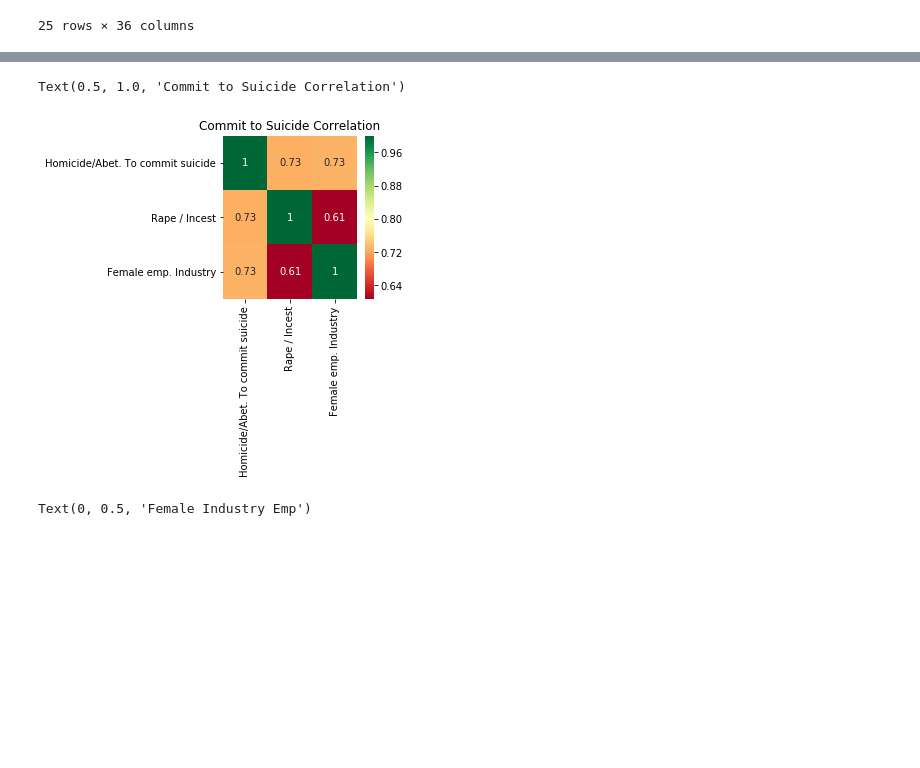
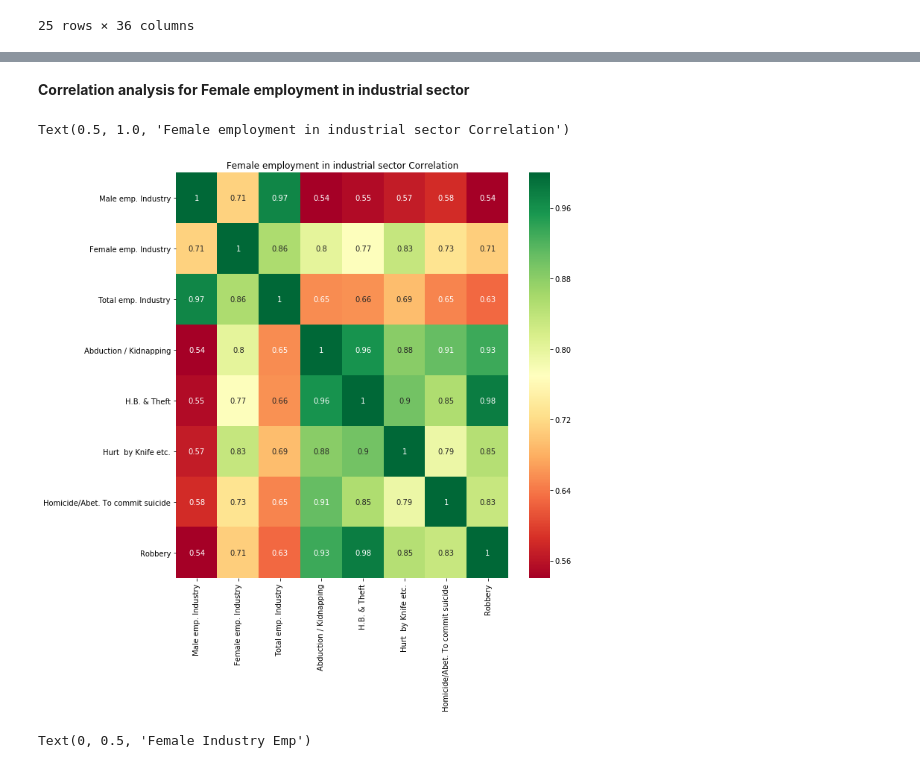
Before and after one commit to PraAnj/gov.lk.data.analysis, a Jupyter notebook: src/crime_analysis.ipynb, the cells around one changed output, grey strips where cells are left out. Saved outputs shown, nothing was run; the diff lists cells and outputs as text; code cells hidden in the pictures; blank space fills up the shorter version.

Commit message:
Added female employment relation to crimes.
Signed-off-by: Prageeth Anjula <prageethanjula@gmail.com>

```diff
--- a/src/crime_analysis.ipynb
+++ b/src/crime_analysis.ipynb
@@ -185,15 +185,16 @@ Text(0.5, 1.0, 'Room count Correlation')
+# %% [markdown]
+**Correlation analysis for Female employment in industrial sector**
 # %%
-result_suicide_against_emp = pd.concat([crime_data.iloc[:,[7,9]], emplyment_data.iloc[:,2:]], axis=1)
+allCorrelations = result.corr(method='pearson')
 
-corrValues = result_suicide_against_emp.corr(method='pearson')
-topCorrFeatures = corrValues.index[abs(corrValues['Homicide/Abet. To commit suicide']) >= 0.7]
-
-plt.figure(figsize=(3,3))
-ax = sns.heatmap(result_suicide_against_emp[topCorrFeatures].corr(), annot=True, cmap="RdYlGn")
-ax.set_title('Commit to Suicide Correlation')
+## Extract high correlations to Drugs
+topCorrFeatures = allCorrelations.index[abs(allCorrelations['Female emp. Industry']) >= 0.7]
+plt.figure(figsize=(10,10))
+ax = sns.heatmap(result[topCorrFeatures].corr(), annot=True, cmap="RdYlGn")
+ax.set_title('Female employment in industrial sector Correlation')
 # %% [output]
-Text(0.5, 1.0, 'Commit to Suicide Correlation')
+Text(0.5, 1.0, 'Female employment in industrial sector Correlation')
-[figure, old version]
+[figure, new version]
 # %%
 plt.figure(figsize=(12, 10))
 
```
Also changed, not shown: parts of 3 cells of this notebook, 1 other file.
